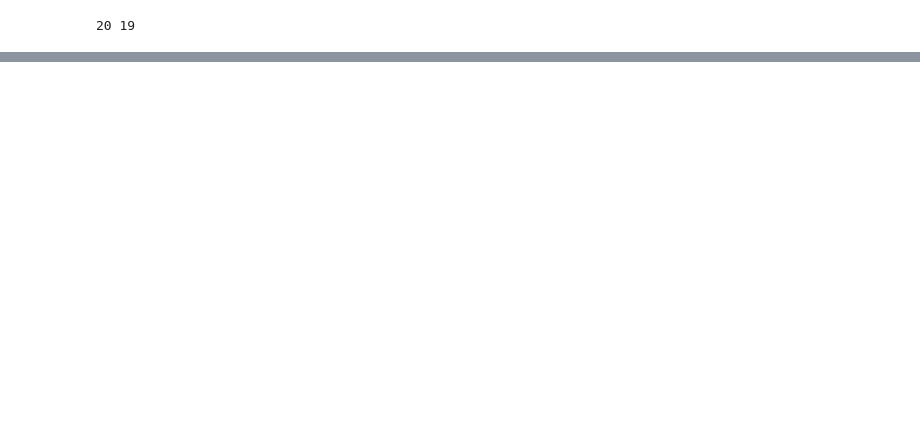
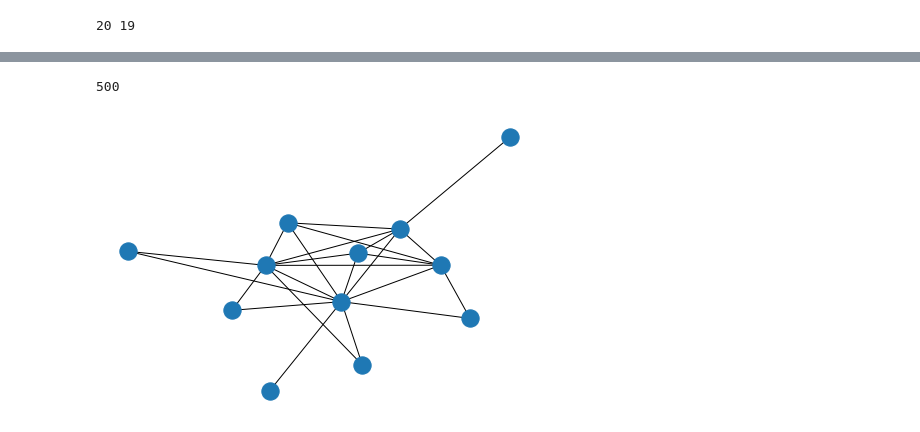
Before and after one commit to kehsihba19/Rumour-Detection, a Jupyter notebook: FINAL WORK.ipynb, the cells around one changed output, grey strips where cells are left out. Cells and saved outputs as stored; diff of their text form; code cells hidden in the pictures; blank space fills up the shorter version.

```diff
--- a/FINAL WORK.ipynb
+++ b/FINAL WORK.ipynb
@@ -356,0 +376,13 @@ nx.draw(candidateGraph)
+# %%
+tot_cg_set=set([])
+for i in range(0,500):
+    tot_cg_set.add(tot_g[i].subgraph(my))
+print(len(tot_cg_set))
+tot_cg=[]
+for g in tot_cg_set:
+    tot_cg.append(g)
+# print(len(tot_cg))
+nx.draw(tot_g[7].subgraph(my))
+# %% [output]
+500
+[figure, added]
```
Also changed, not shown: parts of 26 cells of this notebook, 1 other file.
